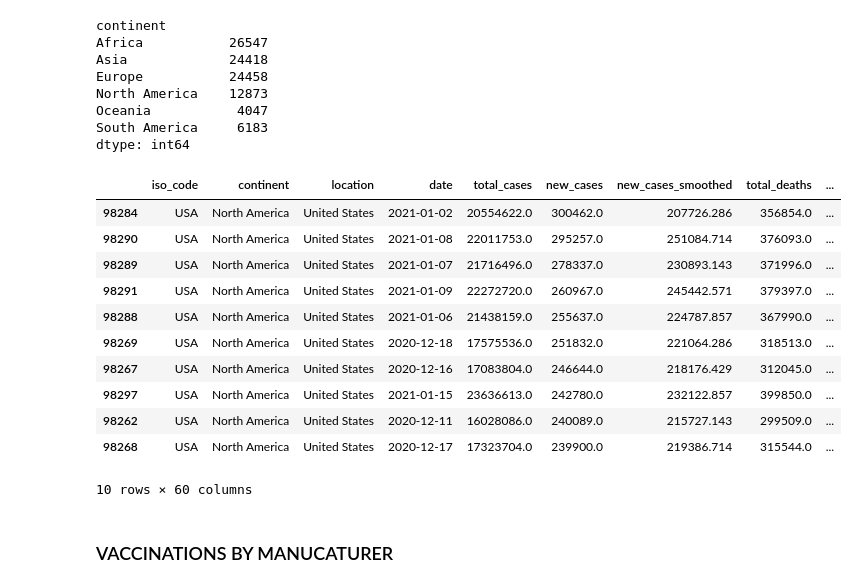
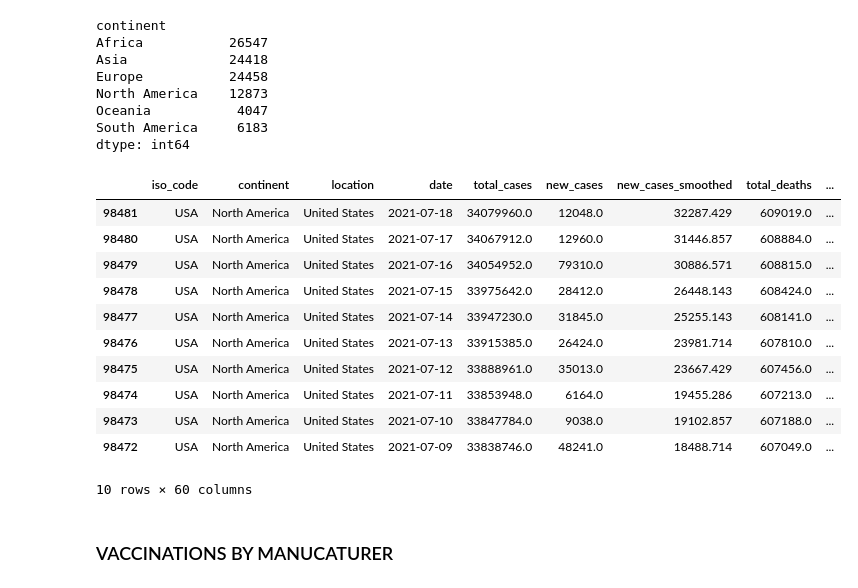
Before and after one commit to gyleodhis/rabetafrica, a Jupyter notebook: dev_book.ipynb, the cells around one changed output. Drawn from its saved outputs; the diff is of its cells as text; code cells hidden in the pictures.

```diff
--- a/dev_book.ipynb
+++ b/dev_book.ipynb
@@ -9,5 +21,5 @@ import dash_daq as daq
 # %%
-covid_data = 'assets/covid_data.csv'
+covid_data = 'temp_assets/covid.csv'
 df_covid_data_v1 = pd.read_csv(covid_data)
-df_covid_data_v1.head()
+df_covid_data_v1.columns
 # %% [output]
@@ -90,19 +122,19 @@ Oceania           4047
 South America     6183
 dtype: int64
 # %%
-df_cont_grouped.get_group('North America').nlargest(10, 'new_cases')
+df_cont_grouped.get_group('North America').nlargest(10, 'total_cases')
 # %% [output]
 |  | iso_code | continent | location | date | total_cases | new_cases | new_cases_smoothed | total_deaths | ... |
-| 98284 | USA | North America | United States | 2021-01-02 | 20554622.0 | 300462.0 | 207726.286 | 356854.0 | ... |
-| 98290 | USA | North America | United States | 2021-01-08 | 22011753.0 | 295257.0 | 251084.714 | 376093.0 | ... |
-| 98289 | USA | North America | United States | 2021-01-07 | 21716496.0 | 278337.0 | 230893.143 | 371996.0 | ... |
-| 98291 | USA | North America | United States | 2021-01-09 | 22272720.0 | 260967.0 | 245442.571 | 379397.0 | ... |
-| 98288 | USA | North America | United States | 2021-01-06 | 21438159.0 | 255637.0 | 224787.857 | 367990.0 | ... |
-| 98269 | USA | North America | United States | 2020-12-18 | 17575536.0 | 251832.0 | 221064.286 | 318513.0 | ... |
-| 98267 | USA | North America | United States | 2020-12-16 | 17083804.0 | 246644.0 | 218176.429 | 312045.0 | ... |
-| 98297 | USA | North America | United States | 2021-01-15 | 23636613.0 | 242780.0 | 232122.857 | 399850.0 | ... |
-| 98262 | USA | North America | United States | 2020-12-11 | 16028086.0 | 240089.0 | 215727.143 | 299509.0 | ... |
-| 98268 | USA | North America | United States | 2020-12-17 | 17323704.0 | 239900.0 | 219386.714 | 315544.0 | ... |
+| 98481 | USA | North America | United States | 2021-07-18 | 34079960.0 | 12048.0 | 32287.429 | 609019.0 | ... |
+| 98480 | USA | North America | United States | 2021-07-17 | 34067912.0 | 12960.0 | 31446.857 | 608884.0 | ... |
+| 98479 | USA | North America | United States | 2021-07-16 | 34054952.0 | 79310.0 | 30886.571 | 608815.0 | ... |
+| 98478 | USA | North America | United States | 2021-07-15 | 33975642.0 | 28412.0 | 26448.143 | 608424.0 | ... |
+| 98477 | USA | North America | United States | 2021-07-14 | 33947230.0 | 31845.0 | 25255.143 | 608141.0 | ... |
+| 98476 | USA | North America | United States | 2021-07-13 | 33915385.0 | 26424.0 | 23981.714 | 607810.0 | ... |
+| 98475 | USA | North America | United States | 2021-07-12 | 33888961.0 | 35013.0 | 23667.429 | 607456.0 | ... |
+| 98474 | USA | North America | United States | 2021-07-11 | 33853948.0 | 6164.0 | 19455.286 | 607213.0 | ... |
+| 98473 | USA | North America | United States | 2021-07-10 | 33847784.0 | 9038.0 | 19102.857 | 607188.0 | ... |
+| 98472 | USA | North America | United States | 2021-07-09 | 33838746.0 | 48241.0 | 18488.714 | 607049.0 | ... |
 10 rows × 60 columns
 # %% [markdown]
 ### VACCINATIONS BY MANUCATURER
```
Also changed, not shown: parts of 8 cells of this notebook, 8 other files.
